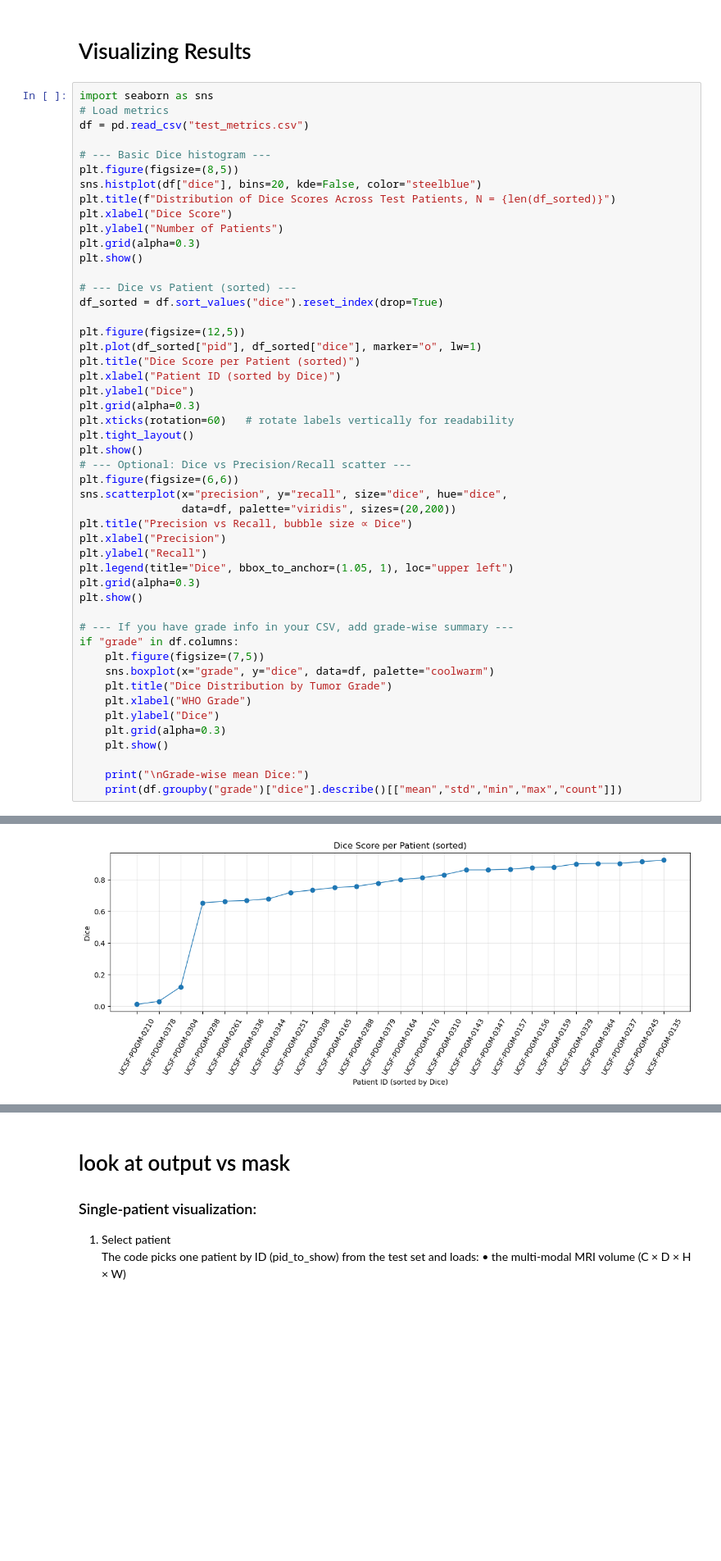
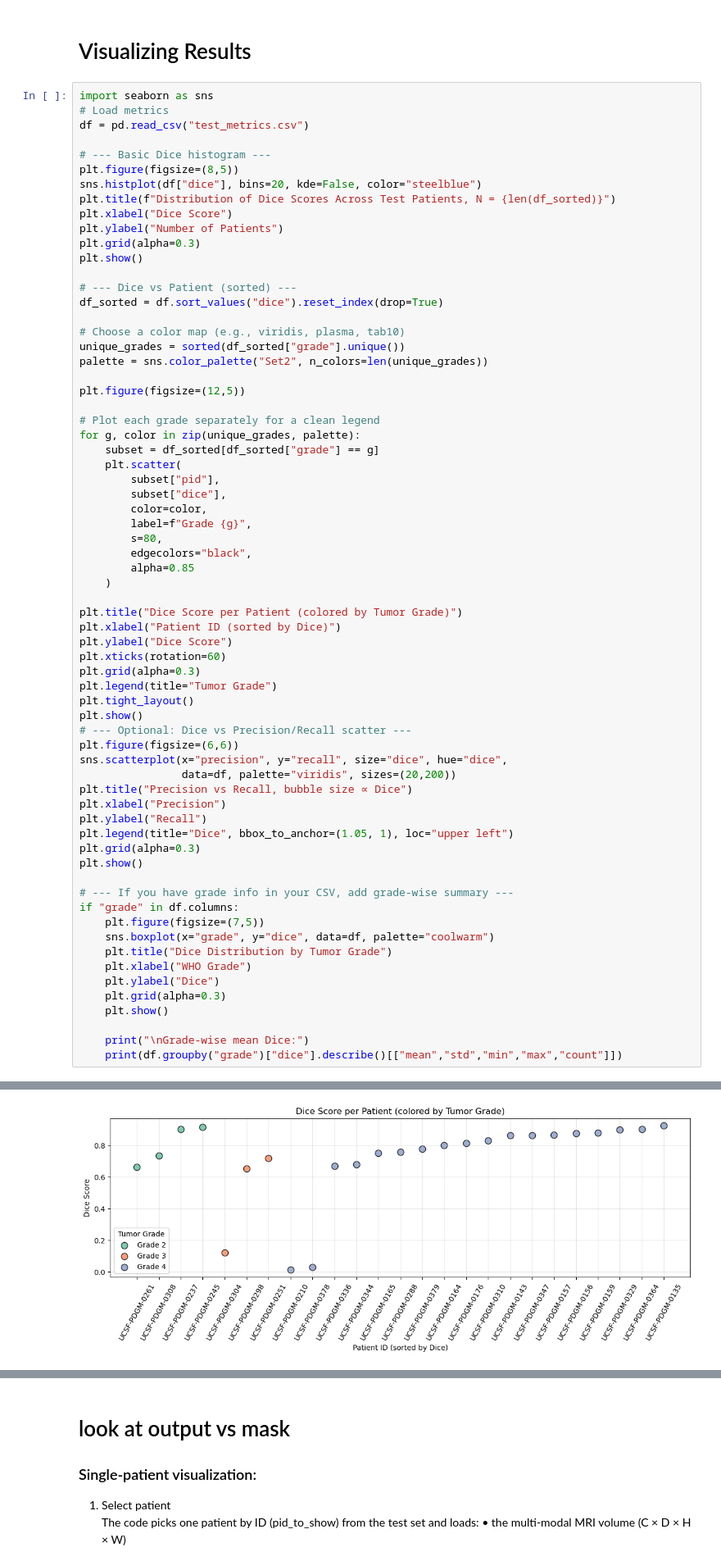
Before and after one commit to Erdos-Projects/fall-2025-brain-tumor-diagnosis, a Jupyter notebook: MRI_Viewer.ipynb, the cells around one changed output, grey strips where cells are left out. Shown at 82% size. Cells and saved outputs as stored; diff of their text form; blank space fills up the shorter version.

```diff
--- a/MRI_Viewer.ipynb
+++ b/MRI_Viewer.ipynb
@@ -1795,41 +1795,59 @@ plt.show()
 # --- Dice vs Patient (sorted) ---
 df_sorted = df.sort_values("dice").reset_index(drop=True)
 
+# Choose a color map (e.g., viridis, plasma, tab10)
+unique_grades = sorted(df_sorted["grade"].unique())
+palette = sns.color_palette("Set2", n_colors=len(unique_grades))
+
 plt.figure(figsize=(12,5))
-plt.plot(df_sorted["pid"], df_sorted["dice"], marker="o", lw=1)
-plt.title("Dice Score per Patient (sorted)")
+
+# Plot each grade separately for a clean legend
+for g, color in zip(unique_grades, palette):
+    subset = df_sorted[df_sorted["grade"] == g]
+    plt.scatter(
+        subset["pid"],
+        subset["dice"],
+        color=color,
+        label=f"Grade {g}",
+        s=80,
+        edgecolors="black",
+        alpha=0.85
+    )
+
+plt.title("Dice Score per Patient (colored by Tumor Grade)")
 plt.xlabel("Patient ID (sorted by Dice)")
-plt.ylabel("Dice")
+plt.ylabel("Dice Score")
+plt.xticks(rotation=60)
 plt.grid(alpha=0.3)
-plt.xticks(rotation=60)   # rotate labels vertically for readability
+plt.legend(title="Tumor Grade")
 plt.tight_layout()
 plt.show()
 # --- Optional: Dice vs Precision/Recall scatter ---
 plt.figure(figsize=(6,6))
 sns.scatterplot(x="precision", y="recall", size="dice", hue="dice",
                 data=df, palette="viridis", sizes=(20,200))
 plt.title("Precision vs Recall, bubble size ∝ Dice")
 plt.xlabel("Precision")
 plt.ylabel("Recall")
 plt.legend(title="Dice", bbox_to_anchor=(1.05, 1), loc="upper left")
 plt.grid(alpha=0.3)
 plt.show()
 
 # --- If you have grade info in your CSV, add grade-wise summary ---
 if "grade" in df.columns:
     plt.figure(figsize=(7,5))
     sns.boxplot(x="grade", y="dice", data=df, palette="coolwarm")
     plt.title("Dice Distribution by Tumor Grade")
     plt.xlabel("WHO Grade")
     plt.ylabel("Dice")
     plt.grid(alpha=0.3)
     plt.show()
 
     print("\nGrade-wise mean Dice:")
     print(df.groupby("grade")["dice"].describe()[["mean","std","min","max","count"]])
 # %% [output]
 [figure]
-[figure, old version]
+[figure, new version]
 [figure]
 Passing `palette` without assigning `hue` is deprecated and will be removed in v0.14.0. Assign the `x` variable to `hue` and set `legend=False` for the same effect.
 
```
Also changed, not shown: parts of 5 cells of this notebook.
